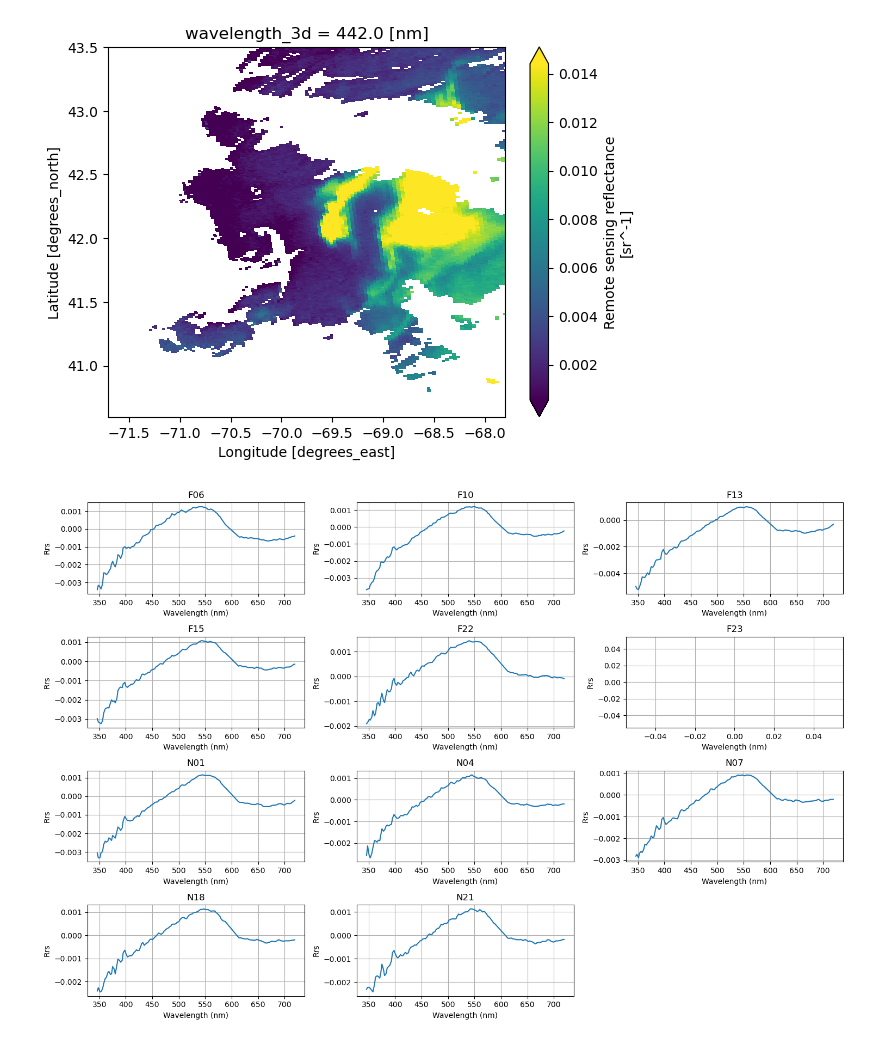
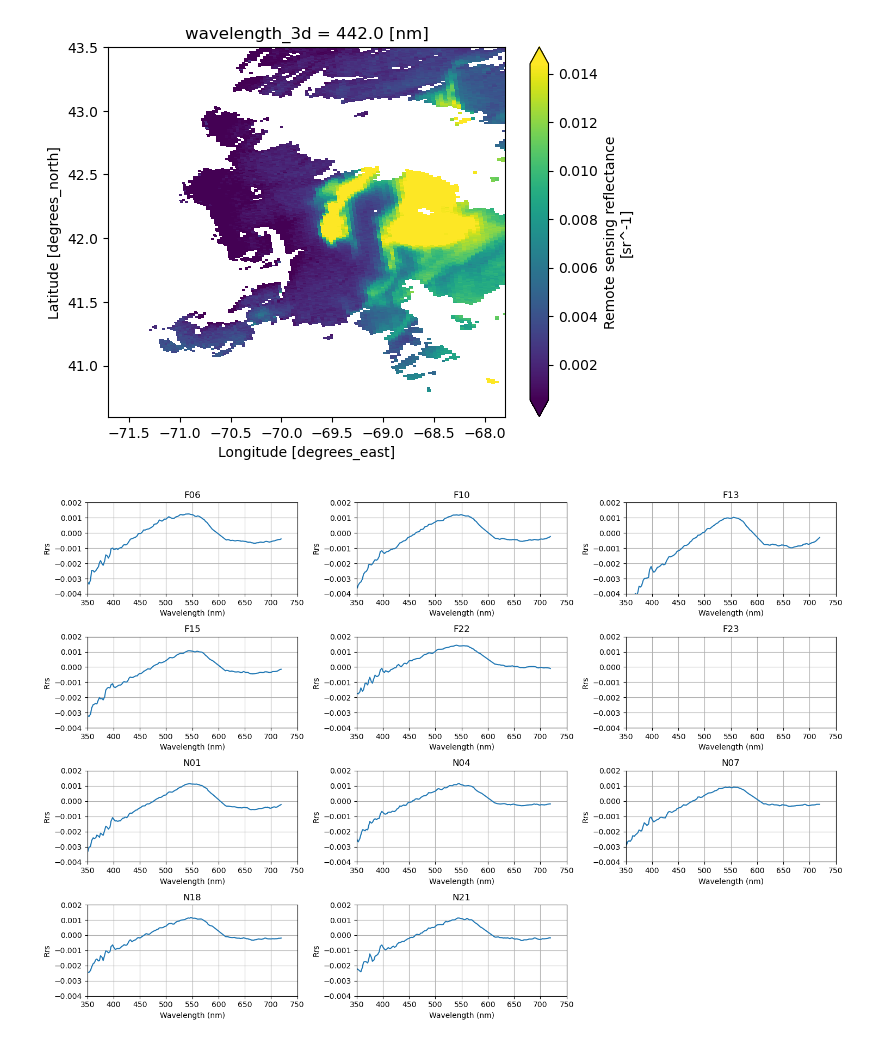
Before and after one commit to fish-pace/2026-proj-phyto-community-structure, a Jupyter notebook: contributor_folders/cassie/Rrs_Mass_Bay.ipynb, the cells around one changed output. Cells and saved outputs as stored; diff of their text form; code cells hidden in the pictures.

```diff
--- a/contributor_folders/cassie/Rrs_Mass_Bay.ipynb
+++ b/contributor_folders/cassie/Rrs_Mass_Bay.ipynb
@@ -264,31 +264,33 @@ n_stations = len(stations)
 # Create a grid of subplots (adjust rows/cols as needed)
 ncols = 3
 nrows = (n_stations + ncols - 1) // ncols  # ceil division
 
 fig, axes = plt.subplots(nrows=nrows, ncols=ncols, figsize=(15, 10))
 axes = axes.flatten()  # flatten to 1D array for easy indexing
 
 for i, (name, plat, plon) in enumerate(stations):
     # Compute distances to all pixels
     dist = np.sqrt((lat_grid - plat)**2 + (lon_grid - plon)**2)
     y, x = np.unravel_index(dist.argmin(), dist.shape)
 
     # Extract spectrum
     spectrum = ds["Rrs"].isel(number_of_lines=y, pixels_per_line=x)
 
     # Plot in its own subplot
     ax = axes[i]
     spectrum.plot.line(x="wavelength_3d", ax=ax)
     ax.set_title(f"{name}")
     ax.set_xlabel("Wavelength (nm)")
     ax.set_ylabel("Rrs")
+    ax.set_ylim(-0.004, 0.002)
+    ax.set_xlim(350, 750)
     ax.grid(True)
 
 # Hide any extra subplots if n_stations < nrows*ncols
 for j in range(n_stations, len(axes)):
     fig.delaxes(axes[j])
 
 fig.tight_layout()
 plt.show()
 # %% [output]
-[figure, old version]
+[figure, new version]
```
